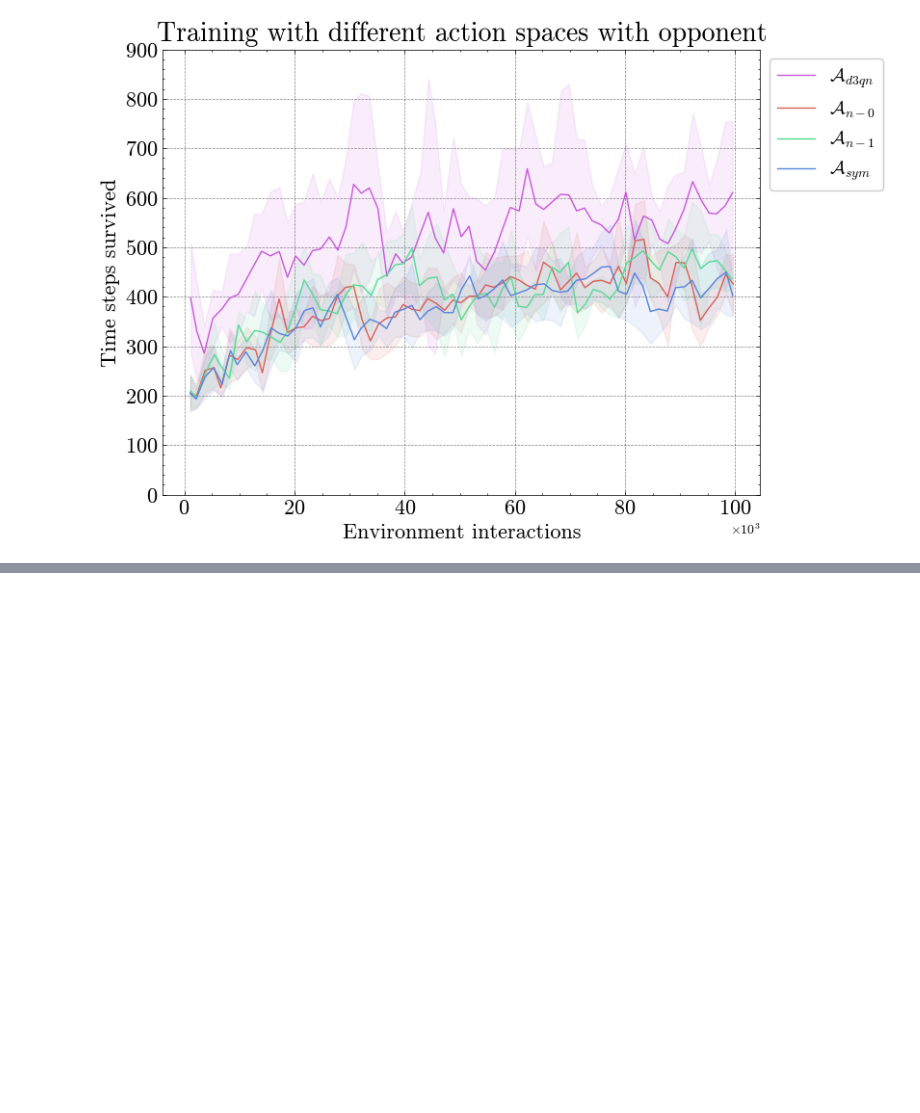
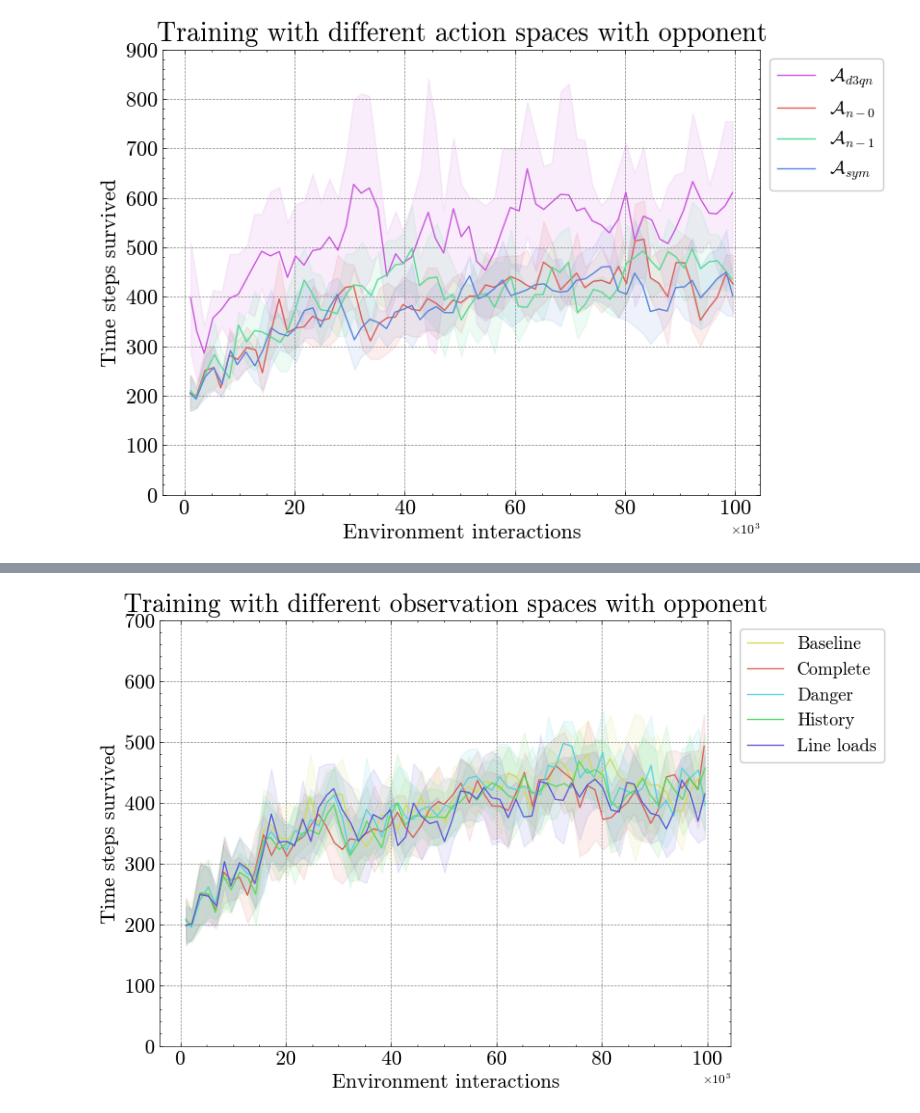
Before and after one commit to EricavanderSar/rl4pnc-survey, a Jupyter notebook: notebooks/SurveyPaper_TrainingCurves.ipynb, the cells around one changed output, grey strips where cells are left out. Drawn from its saved outputs; the diff is of its cells as text; code cells hidden in the pictures; blank space fills up the shorter version.

```diff
--- a/notebooks/SurveyPaper_TrainingCurves.ipynb
+++ b/notebooks/SurveyPaper_TrainingCurves.ipynb
@@ -283,0 +356,4 @@ plt.savefig(os.path.join(path, f'Traincurve_ActSpaces_Opp.svg'))
+# %%
+runs_Opp = [run for run in runs if run.config.get('opponent')]
+df_obs_opp = make_df_metrics(runs_Opp)
+df_obs_opp
@@ -283,0 +374,11 @@ plt.savefig(os.path.join(path, f'Traincurve_ActSpaces_Opp.svg'))
+# %%
+path = "/Users/ericavandersar/surfdrive/Documents/Research/Results_SurveyPaper"
+# Use LateX notations.
+plt.rcParams['text.usetex'] = True
+
+# plot
+plt = make_training_curve(df_obs_opp, header="Training with different observation spaces with opponent", palette=fixed_palette, max_env_steps=600)
+
+plt.savefig(os.path.join(path, f'Traincurve_ObsSpacesOpp.svg'))
+# %% [output]
+[figure, added]
```
Also changed, not shown: parts of 7 cells of this notebook, 2 other files.
